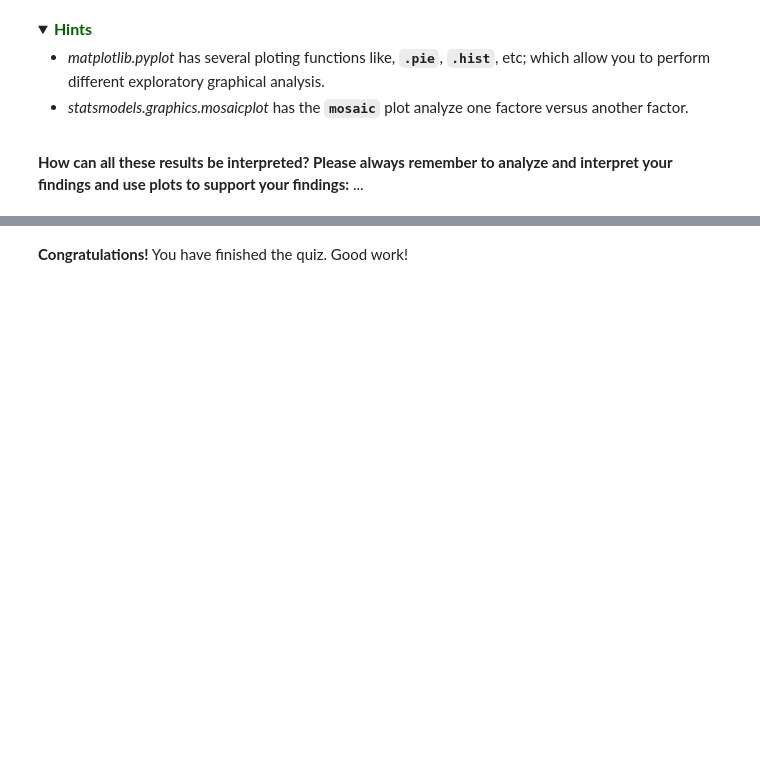
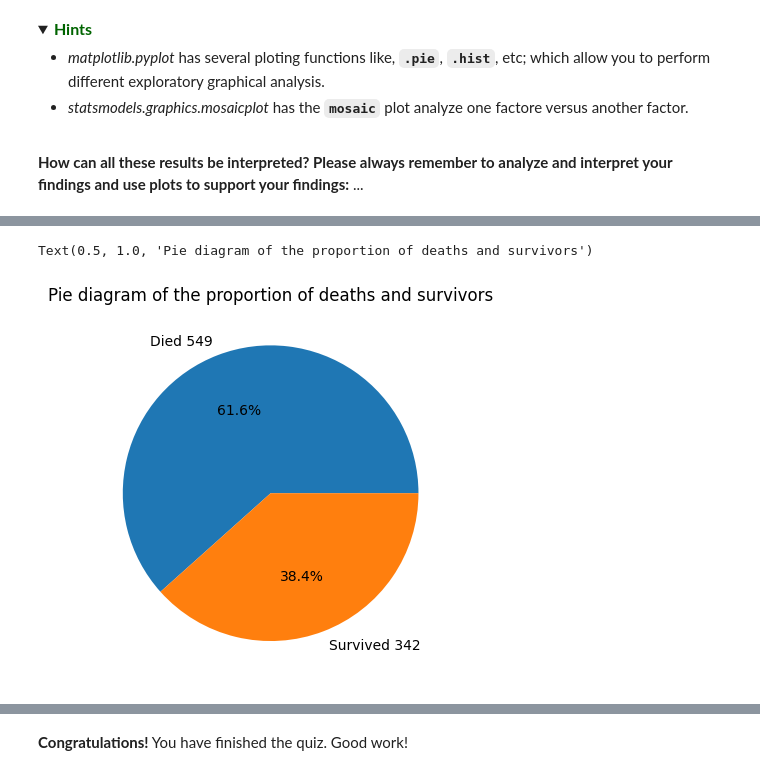
Before and after one commit to Rochy3/AlgorithmsUN2024II, a Jupyter notebook: Quiz2/rocsantofimiome_Quiz_2_Python_Pandas_UNCode.ipynb, the cells around one changed output, grey strips where cells are left out. Drawn from its saved outputs; the diff is of its cells as text; code cells hidden in the pictures; folded sections open; blank space fills up the shorter version.

```diff
--- a/Quiz2/rocsantofimiome_Quiz_2_Python_Pandas_UNCode.ipynb
+++ b/Quiz2/rocsantofimiome_Quiz_2_Python_Pandas_UNCode.ipynb
@@ -664,0 +719,9 @@ The output of the above cell should be:
+# %%
+sobre = titanic['Survived'].value_counts()
+sobre
+labelsp=['Died 549','Survived 342']
+plt.pie(sobre,labels=labelsp,autopct='%1.1f%%')
+plt.title('Pie diagram of the proportion of deaths and survivors')
+# %% [output]
+Text(0.5, 1.0, 'Pie diagram of the proportion of deaths and survivors')
+[figure, added]
```
Also changed, not shown: parts of 31 cells of this notebook.
